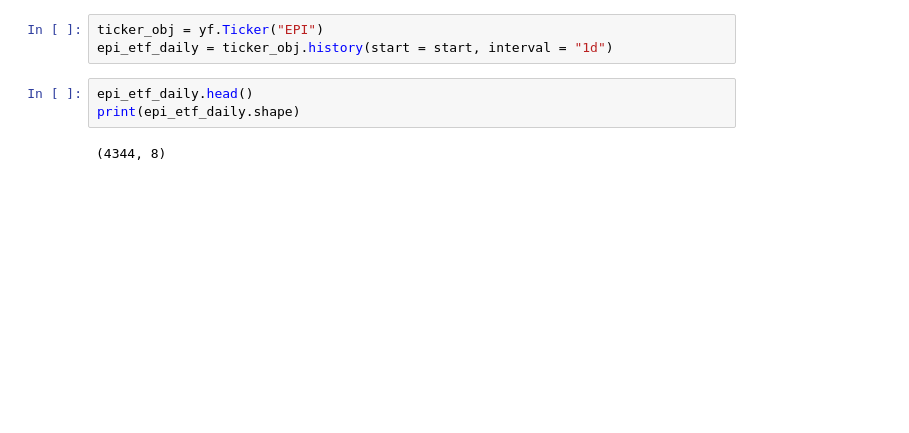
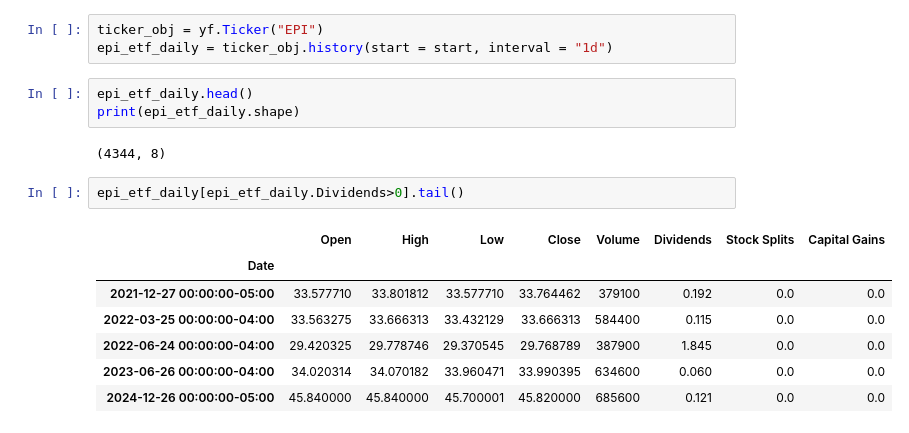
Before and after one commit to nathadriele/stock-markets-analytics-zoomcamp, a Jupyter notebook: 01-intro-and-data-sources/hw-intro.ipynb, the cells around one changed output. Drawn from its saved outputs; the diff is of its cells as text; blank space fills up the shorter version.

Commit message:
epi_etf_daily

```diff
--- a/01-intro-and-data-sources/hw-intro.ipynb
+++ b/01-intro-and-data-sources/hw-intro.ipynb
@@ -342,3 +342,13 @@ epi_etf_daily.head()
 print(epi_etf_daily.shape)
 # %% [output]
 (4344, 8)
+# %%
+epi_etf_daily[epi_etf_daily.Dividends>0].tail()
+# %% [output]
+|  | Open | High | Low | Close | Volume | Dividends | Stock Splits | Capital Gains |
+| Date |  |  |  |  |  |  |  |  |
+| 2021-12-27 00:00:00-05:00 | 33.577710 | 33.801812 | 33.577710 | 33.764462 | 379100 | 0.192 | 0.0 | 0.0 |
+| 2022-03-25 00:00:00-04:00 | 33.563275 | 33.666313 | 33.432129 | 33.666313 | 584400 | 0.115 | 0.0 | 0.0 |
+| 2022-06-24 00:00:00-04:00 | 29.420325 | 29.778746 | 29.370545 | 29.768789 | 387900 | 1.845 | 0.0 | 0.0 |
+| 2023-06-26 00:00:00-04:00 | 34.020314 | 34.070182 | 33.960471 | 33.990395 | 634600 | 0.060 | 0.0 | 0.0 |
+| 2024-12-26 00:00:00-05:00 | 45.840000 | 45.840000 | 45.700001 | 45.820000 | 685600 | 0.121 | 0.0 | 0.0 |
```
Also changed, not shown: parts of 2 cells of this notebook.
